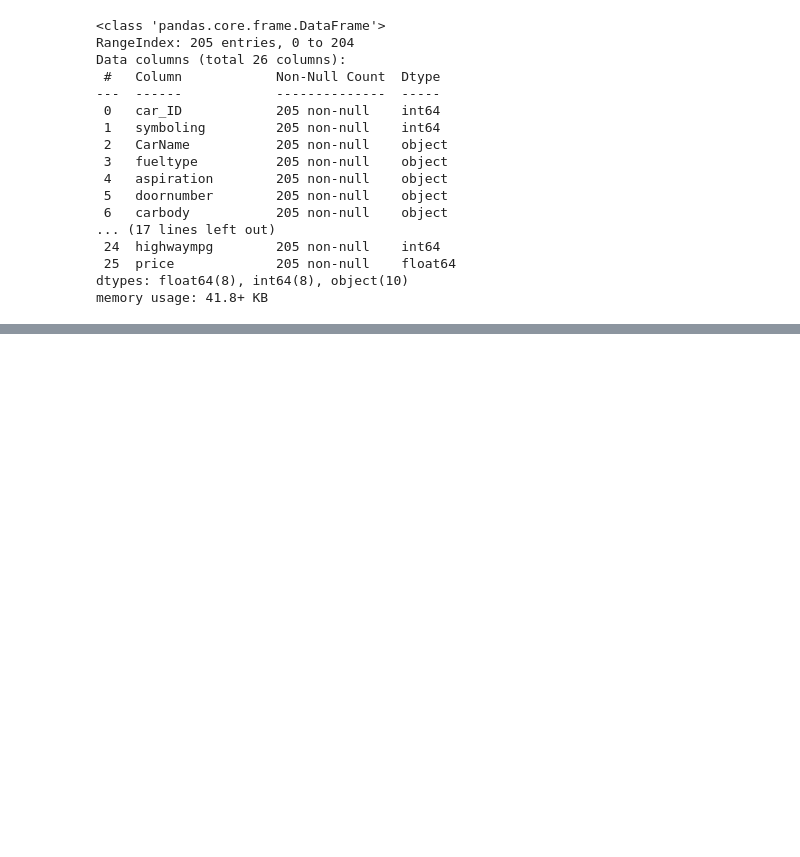
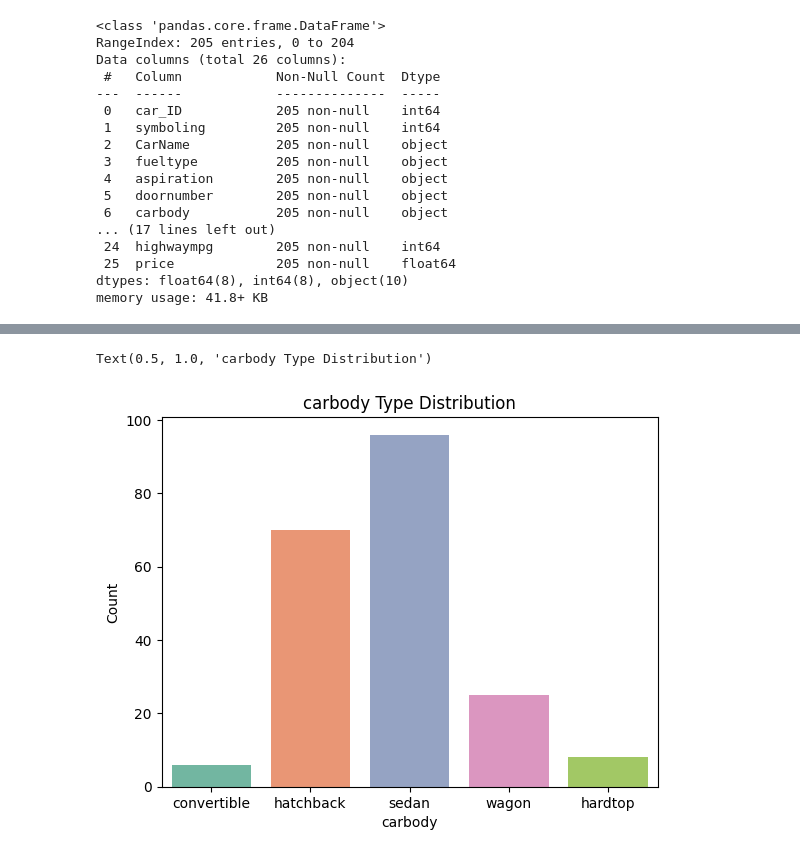
Before and after one commit to uday2510/OIBSIP, a Jupyter notebook: Car_price_prediction.ipynb, the cells around one changed output, grey strips where cells are left out. Cells and saved outputs as stored; diff of their text form; code cells hidden in the pictures; blank space fills up the shorter version.

```diff
--- a/Car_price_prediction.ipynb
+++ b/Car_price_prediction.ipynb
@@ -61,0 +128,8 @@ df.describe()
+# %%
+sns.countplot(x=df['carbody'], palette='Set2')
+plt.xlabel('carbody')
+plt.ylabel('Count')
+plt.title('carbody Type Distribution')
+# %% [output]
+Text(0.5, 1.0, 'carbody Type Distribution')
+[figure, added]
```
Also changed, not shown: parts of 9 cells of this notebook.
